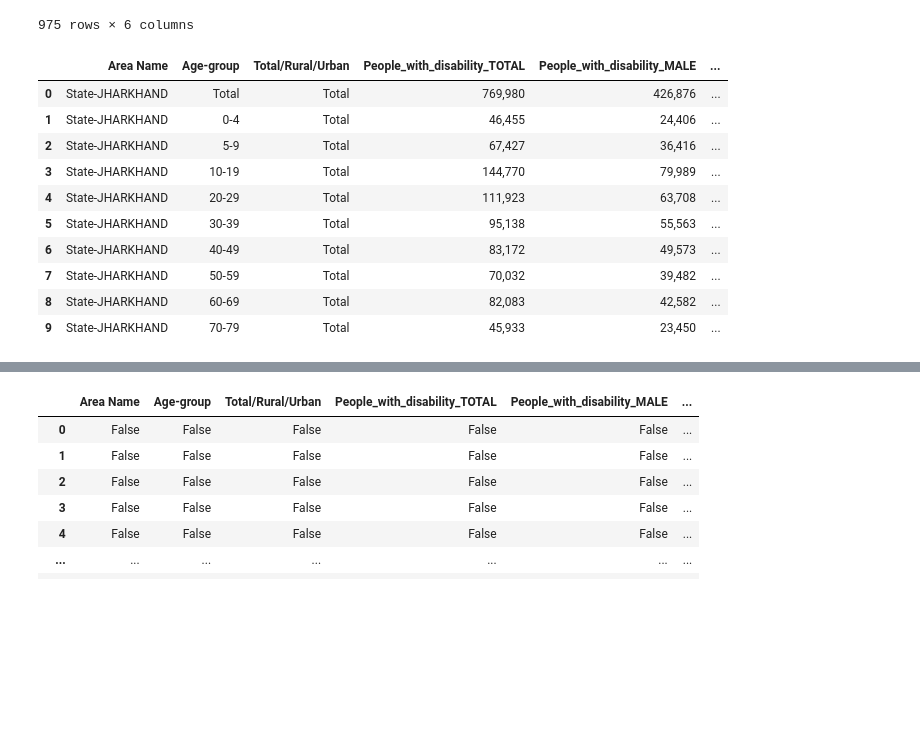
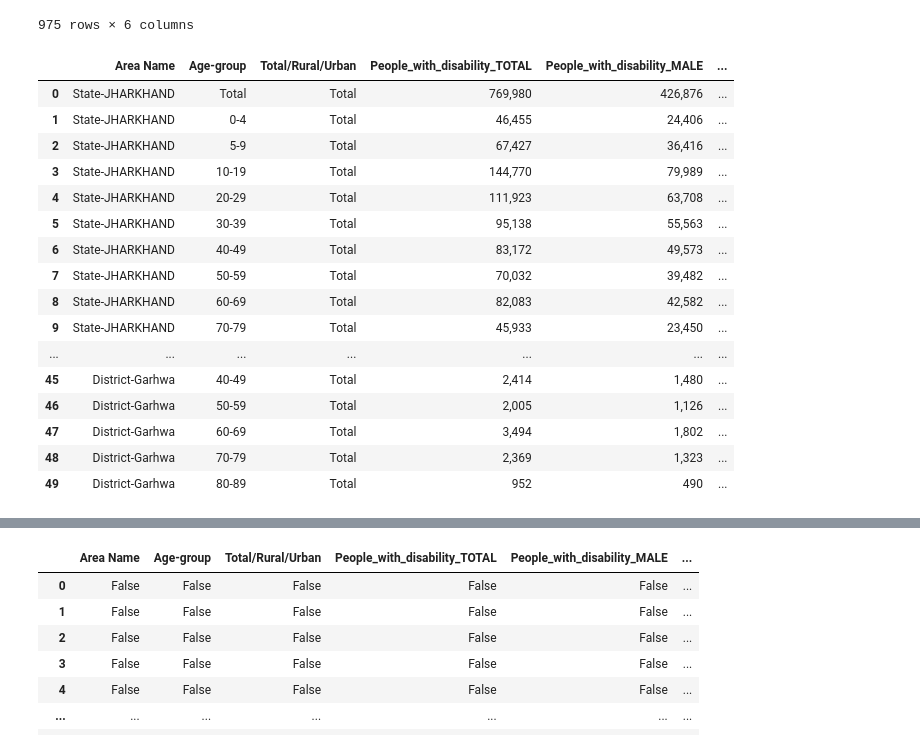
Before and after one commit to abhi-ram-M/jharkand-nuclear-radiation, a Jupyter notebook: main__.ipynb, the cells around one changed output, grey strips where cells are left out. Drawn from its saved outputs; the diff is of its cells as text; code cells hidden in the pictures; blank space fills up the shorter version.

```diff
--- a/main__.ipynb
+++ b/main__.ipynb
@@ -186,7 +215,7 @@ todi_df.head(10)
 | 8 | 95,138 | 55,563 | 39,575 |
 | 9 | 83,172 | 49,573 | 33,599 |
 # %%
-total_dis_df = pd.concat([adi_df,tot_di_df],axis = 1)
+total_dis_df = pd.concat([adi_df,todi_df],axis = 1)
 total_dis_df = total_dis_df[3:].reset_index(drop=True)
 total_dis_df
 # %% [output]
@@ -206,19 +235,25 @@ total_dis_df
 # %%
 total_dis_df.columns = ['Area Name', 'Age-group','Total/Rural/Urban','People_with_disability_TOTAL','People_with_disability_MALE',
                         'People_with_disability_FEMALE']
-total_dis_df.head(10)
+total_dis_df.head(50)
 # %% [output]
 |  | Area Name | Age-group | Total/Rural/Urban | People_with_disability_TOTAL | People_with_disability_MALE | ... |
 | 0 | State-JHARKHAND | Total | Total | 769,980 | 426,876 | ... |
 | 1 | State-JHARKHAND | 0-4 | Total | 46,455 | 24,406 | ... |
 | 2 | State-JHARKHAND | 5-9 | Total | 67,427 | 36,416 | ... |
 | 3 | State-JHARKHAND | 10-19 | Total | 144,770 | 79,989 | ... |
 | 4 | State-JHARKHAND | 20-29 | Total | 111,923 | 63,708 | ... |
 | 5 | State-JHARKHAND | 30-39 | Total | 95,138 | 55,563 | ... |
 | 6 | State-JHARKHAND | 40-49 | Total | 83,172 | 49,573 | ... |
 | 7 | State-JHARKHAND | 50-59 | Total | 70,032 | 39,482 | ... |
 | 8 | State-JHARKHAND | 60-69 | Total | 82,083 | 42,582 | ... |
 | 9 | State-JHARKHAND | 70-79 | Total | 45,933 | 23,450 | ... |
+| ... | ... | ... | ... | ... | ... | ... |
+| 45 | District-Garhwa | 40-49 | Total | 2,414 | 1,480 | ... |
+| 46 | District-Garhwa | 50-59 | Total | 2,005 | 1,126 | ... |
+| 47 | District-Garhwa | 60-69 | Total | 3,494 | 1,802 | ... |
+| 48 | District-Garhwa | 70-79 | Total | 2,369 | 1,323 | ... |
+| 49 | District-Garhwa | 80-89 | Total | 952 | 490 | ... |
 # %%
 sns.heatmap(total_dis_df.isnull(),cmap='viridis')
 # %% [output]
```
Also changed, not shown: parts of 14 cells of this notebook.
